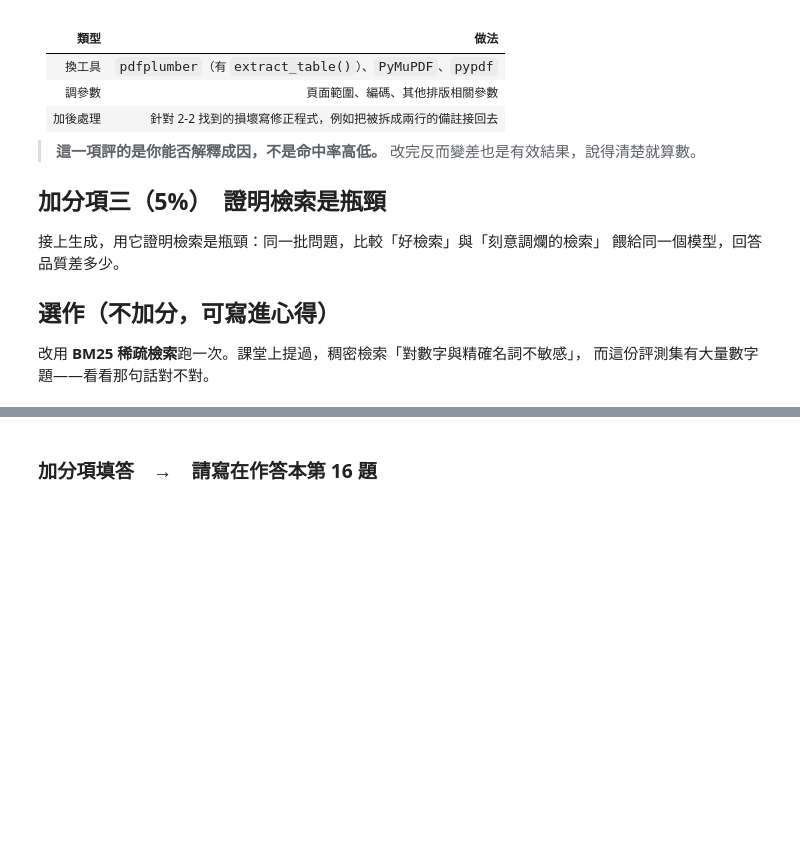
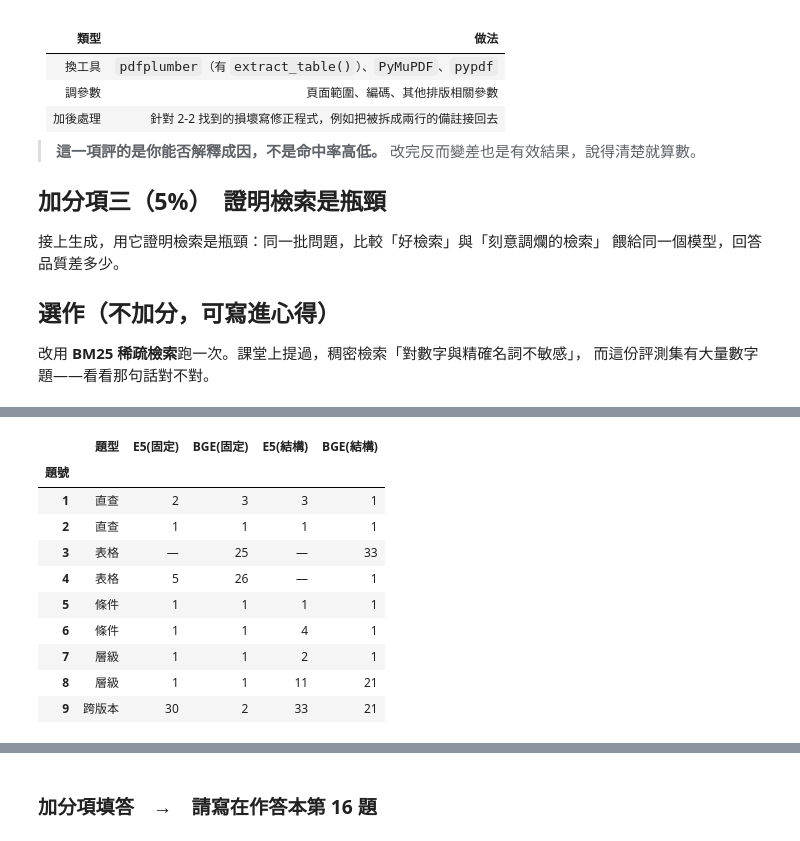
Before and after one commit to LisaYen0113/AIagent, a Jupyter notebook: HW1_412402311_顏妤帆.ipynb, the cells around one changed output, grey strips where cells are left out. Saved outputs shown, nothing was run; the diff lists cells and outputs as text; code cells hidden in the pictures; blank space fills up the shorter version.

```diff
--- a/HW1_412402311_顏妤帆.ipynb
+++ b/HW1_412402311_顏妤帆.ipynb
@@ -837,0 +915,38 @@ for r in search(q10, CH_STRUCT, EMB_STRUCT, k=3):
+# %%
+import pandas as pd
+
+rows = []
+for item in EVAL:
+    if item["source"] is None:  # 第 10 題無答案
+        continue
+
+    # 原本模型 (e5-small)
+    rank_fixed_e5 = first_hit_rank(CH_FIXED, EMB_FIXED, item)
+    rank_struct_e5 = first_hit_rank(CH_STRUCT, EMB_STRUCT, item)
+
+    # 新模型 (bge-m3)
+    rank_fixed_bge = first_hit_rank_bge(CH_FIXED, EMB_FIXED_BGE, item)
+    rank_struct_bge = first_hit_rank_bge(CH_STRUCT, EMB_STRUCT_BGE, item)
+
+    rows.append({
+        "題號": item["id"],
+        "題型": item["type"],
+        "E5(固定)": rank_fixed_e5 if rank_fixed_e5 else "—",
+        "BGE(固定)": rank_fixed_bge if rank_fixed_bge else "—",
+        "E5(結構)": rank_struct_e5 if rank_struct_e5 else "—",
+        "BGE(結構)": rank_struct_bge if rank_struct_bge else "—",
+    })
+
+pd.DataFrame(rows).set_index("題號")
+# %% [output]
+|  | 題型 | E5(固定) | BGE(固定) | E5(結構) | BGE(結構) |
+| 題號 |  |  |  |  |  |
+| 1 | 直查 | 2 | 3 | 3 | 1 |
+| 2 | 直查 | 1 | 1 | 1 | 1 |
+| 3 | 表格 | — | 25 | — | 33 |
+| 4 | 表格 | 5 | 26 | — | 1 |
+| 5 | 條件 | 1 | 1 | 1 | 1 |
+| 6 | 條件 | 1 | 1 | 4 | 1 |
+| 7 | 層級 | 1 | 1 | 2 | 1 |
+| 8 | 層級 | 1 | 1 | 11 | 21 |
+| 9 | 跨版本 | 30 | 2 | 33 | 21 |
```
Also changed, not shown: parts of 9 cells of this notebook.
